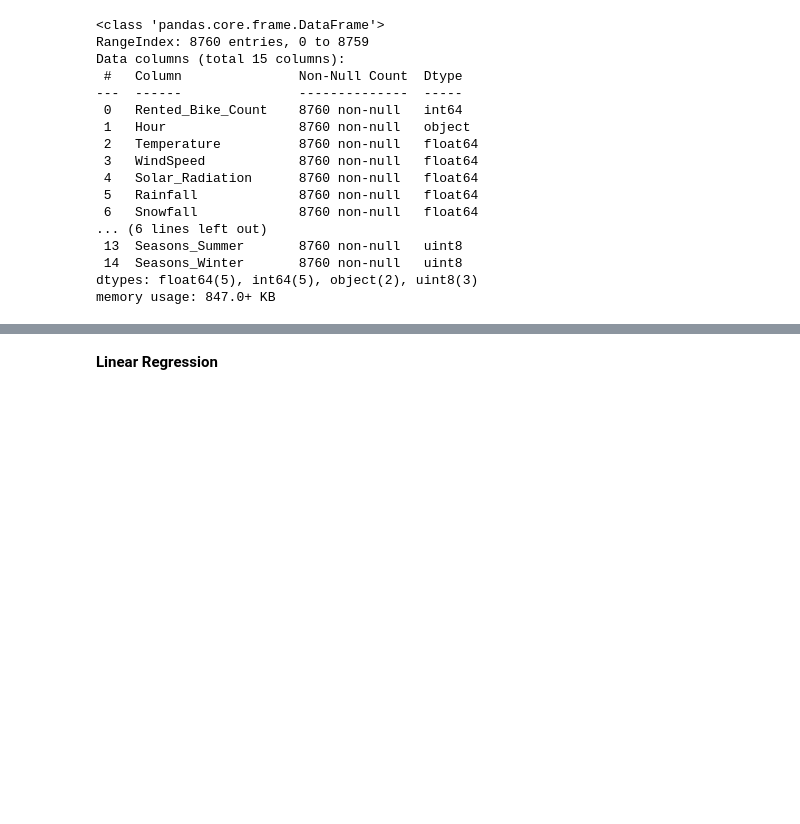
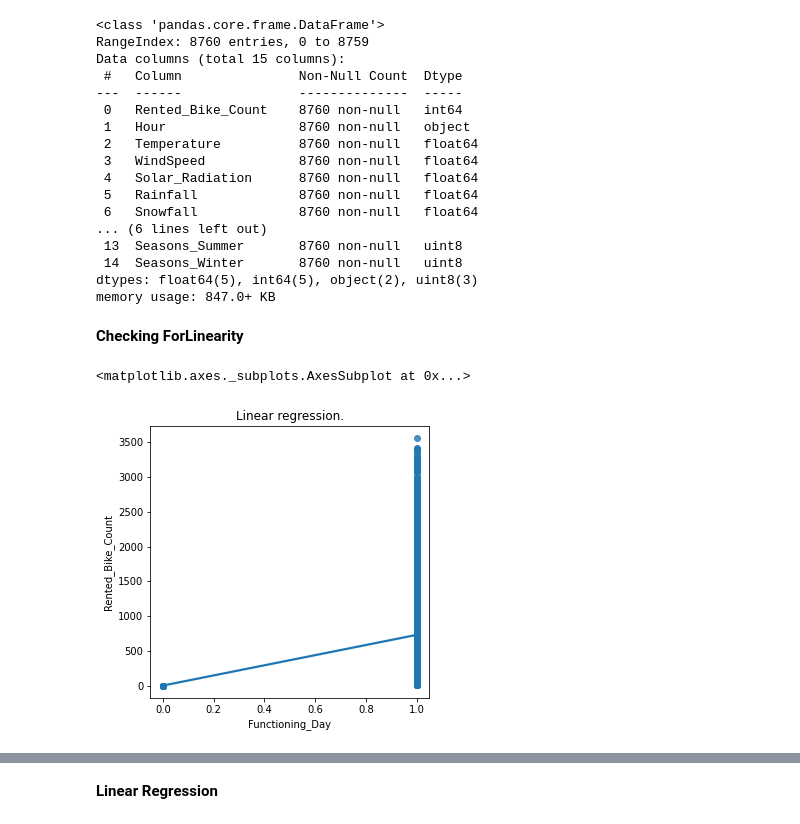
Before and after one commit to Anupa-123/Bike-sharing-demand-prediction, a Jupyter notebook: Bike_Sharing_Demand_Prediction_Capstone_Project.ipynb, the cells around one changed output, grey strips where cells are left out. Cells and saved outputs as stored; diff of their text form; code cells hidden in the pictures; blank space fills up the shorter version.

```diff
--- a/Bike_Sharing_Demand_Prediction_Capstone_Project.ipynb
+++ b/Bike_Sharing_Demand_Prediction_Capstone_Project.ipynb
@@ -706,3 +706,14 @@ Data columns (total 15 columns):
  14  Seasons_Winter       8760 non-null   uint8
 dtypes: float64(5), int64(5), object(2), uint8(3)
 memory usage: 847.0+ KB
+# %% [markdown]
+ **Checking ForLinearity**
+# %%
+plt.figure(figsize=(5,5))
+plt.title('Linear regression.')
+plt.xlabel('Functioning_Day')
+plt.ylabel('Rented_Bike_Count')
+sns.regplot(x=df['Functioning_Day'],y=df['Rented_Bike_Count'])
+# %% [output]
+<matplotlib.axes._subplots.AxesSubplot at 0x...>
+[figure, added]
```
Also changed, not shown: parts of 8 cells of this notebook.
